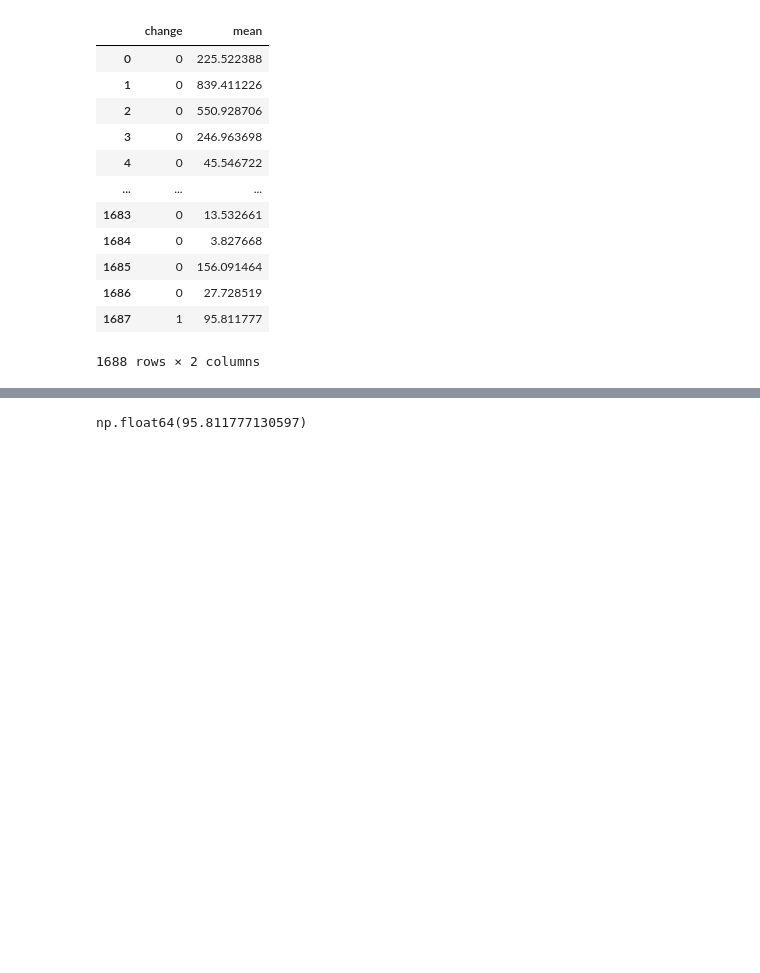
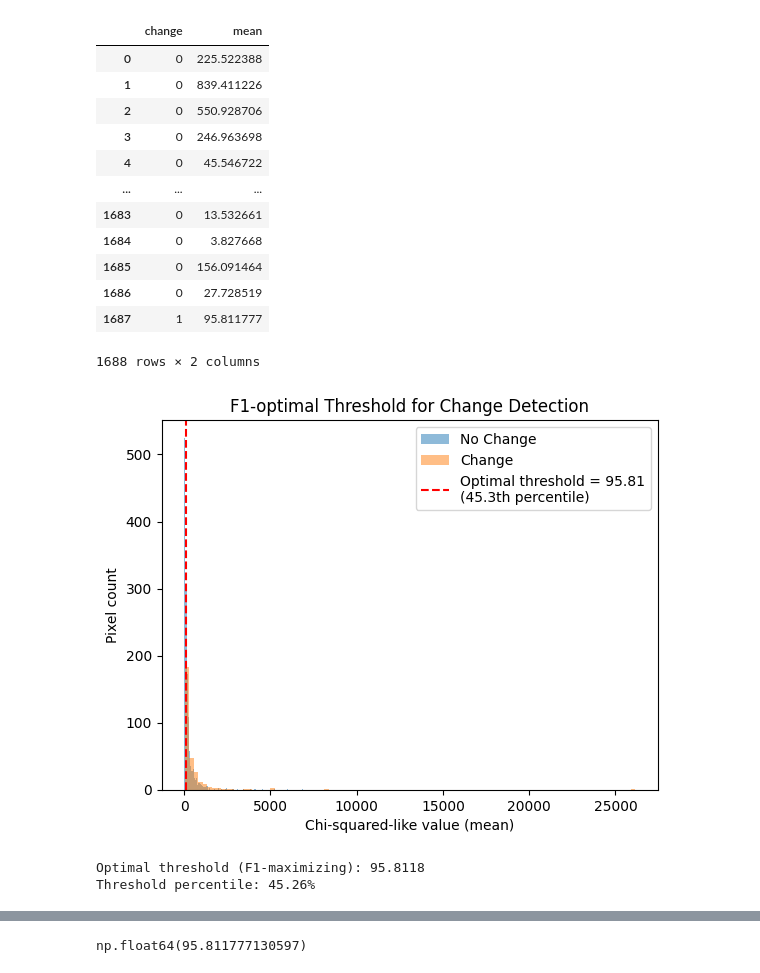
Before and after one commit to Geethen/hypinvalimap, a Jupyter notebook: code/IRMAD_experiments.ipynb, the cells around one changed output, grey strips where cells are left out. Drawn from its saved outputs; the diff is of its cells as text; code cells hidden in the pictures; blank space fills up the shorter version.

```diff
--- a/code/IRMAD_experiments.ipynb
+++ b/code/IRMAD_experiments.ipynb
@@ -322,8 +322,10 @@ def createComposite(imageCollection: str, points: ee.Geometry, year: int, period
         startDate = f'{year}-09-01'
         endDate = f'{year}-10-01'
     elif period == 'second':
-        startDate = f'{year}-10-01'
-        endDate = f'{year}-12-01'
+        startDate = f'{year}-10-22'
+        endDate = f'{year}-11-27'
+        # startDate = f'{year}-10-01'
+        # endDate = f'{year}-12-01'
 
 
     # Mask clouds using cloud score+
@@ -477,3 +486,41 @@ result
 | 1686 | 0 | 27.728519 |
 | 1687 | 1 | 95.811777 |
 1688 rows × 2 columns
+# %%
+from sklearn.metrics import precision_recall_curve, f1_score
+import numpy as np
+import matplotlib.pyplot as plt
+
+# Inputs: result['mean'] = test statistic (e.g., chi2); result['change'] = 0/1 labels
+y_true = result['change'].to_numpy()
+chi2_vals = result['mean'].to_numpy()
+
+# 1. Precision-recall curve
+prec, rec, thresholds = precision_recall_curve(y_true, chi2_vals)
+
+# 2. Compute F1 scores
+f1_scores = 2 * (prec * rec) / (prec + rec + 1e-6)
+best_idx = f1_scores.argmax()
+optimal_threshold = thresholds[best_idx]
+
+# 3. Compute percentile of threshold in chi2_vals
+percentile = np.sum(chi2_vals < optimal_threshold) / len(chi2_vals) * 100
+
+# 4. Optional: Plot histogram
+plt.hist(chi2_vals[y_true == 0], bins=100, alpha=0.5, label='No Change')
+plt.hist(chi2_vals[y_true == 1], bins=100, alpha=0.5, label='Change')
+plt.axvline(optimal_threshold, color='red', linestyle='--',
+            label=f'Optimal threshold = {optimal_threshold:.2f}\n({percentile:.1f}th percentile)')
+plt.xlabel('Chi-squared-like value (mean)')
+plt.ylabel('Pixel count')
+plt.legend()
+plt.title('F1-optimal Threshold for Change Detection')
+plt.show()
+
+# 5. Print result
+print(f"Optimal threshold (F1-maximizing): {optimal_threshold:.4f}")
+print(f"Threshold percentile: {percentile:.2f}%")
+# %% [output]
+[figure, added]
+Optimal threshold (F1-maximizing): 95.8118
+Threshold percentile: 45.26%
```
Also changed, not shown: parts of 65 cells of this notebook, 6 other files.
